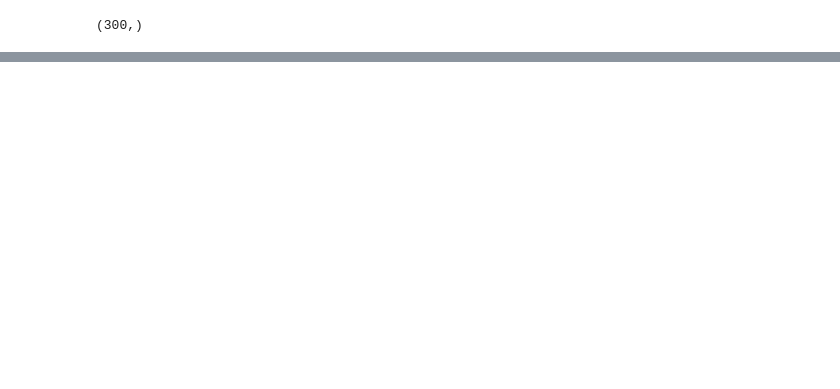
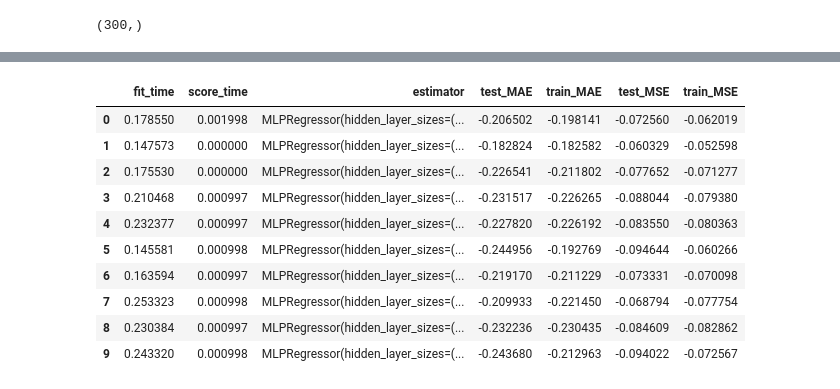
Before and after one commit to PiyushSol/JMIPRACTICALS, a Jupyter notebook: AIMLPrac/MLPregressor.ipynb, the cells around one changed output, grey strips where cells are left out. Cells and saved outputs as stored; diff of their text form; code cells hidden in the pictures; blank space fills up the shorter version.

```diff
--- a/AIMLPrac/MLPregressor.ipynb
+++ b/AIMLPrac/MLPregressor.ipynb
@@ -176,0 +179,26 @@ plt.grid(True)
+# %%
+#Creating cross validation model for the dataset
+model = MLPRegressor(
+    hidden_layer_sizes=(5,),
+    activation='relu',
+    max_iter=1500
+)
+# %%
+scoring ={
+    'MAE':make_scorer(mean_absolute_error,greater_is_better=False),
+    'MSE':make_scorer(mean_squared_error,greater_is_better=False)
+}
+# %%
+scorers = cross_validate(
+    model,
+    X_train_transformed,
+    y_train_scaled.flatten(),
+    scoring=scoring,
+    cv=10,
+    return_estimator=True,
+    return_train_score=True,
+    verbose=1
+)
+# %%
+scorers_df=pd.DataFrame(scorers)
+scorers_df.head()
@@ -176,0 +238,14 @@ plt.grid(True)
+# %%
+scorers_df
+# %% [output]
+|  | fit_time | score_time | estimator | test_MAE | train_MAE | test_MSE | train_MSE |
+| 0 | 0.178550 | 0.001998 | MLPRegressor(hidden_layer_sizes=(... | -0.206502 | -0.198141 | -0.072560 | -0.062019 |
+| 1 | 0.147573 | 0.000000 | MLPRegressor(hidden_layer_sizes=(... | -0.182824 | -0.182582 | -0.060329 | -0.052598 |
+| 2 | 0.175530 | 0.000000 | MLPRegressor(hidden_layer_sizes=(... | -0.226541 | -0.211802 | -0.077652 | -0.071277 |
+| 3 | 0.210468 | 0.000997 | MLPRegressor(hidden_layer_sizes=(... | -0.231517 | -0.226265 | -0.088044 | -0.079380 |
+| 4 | 0.232377 | 0.000997 | MLPRegressor(hidden_layer_sizes=(... | -0.227820 | -0.226192 | -0.083550 | -0.080363 |
+| 5 | 0.145581 | 0.000998 | MLPRegressor(hidden_layer_sizes=(... | -0.244956 | -0.192769 | -0.094644 | -0.060266 |
+| 6 | 0.163594 | 0.000997 | MLPRegressor(hidden_layer_sizes=(... | -0.219170 | -0.211229 | -0.073331 | -0.070098 |
+| 7 | 0.253323 | 0.000998 | MLPRegressor(hidden_layer_sizes=(... | -0.209933 | -0.221450 | -0.068794 | -0.077754 |
+| 8 | 0.230384 | 0.000997 | MLPRegressor(hidden_layer_sizes=(... | -0.232236 | -0.230435 | -0.084609 | -0.082862 |
+| 9 | 0.243320 | 0.000998 | MLPRegressor(hidden_layer_sizes=(... | -0.243680 | -0.212963 | -0.094022 | -0.072567 |
```
Also changed, not shown: parts of 17 cells of this notebook.
